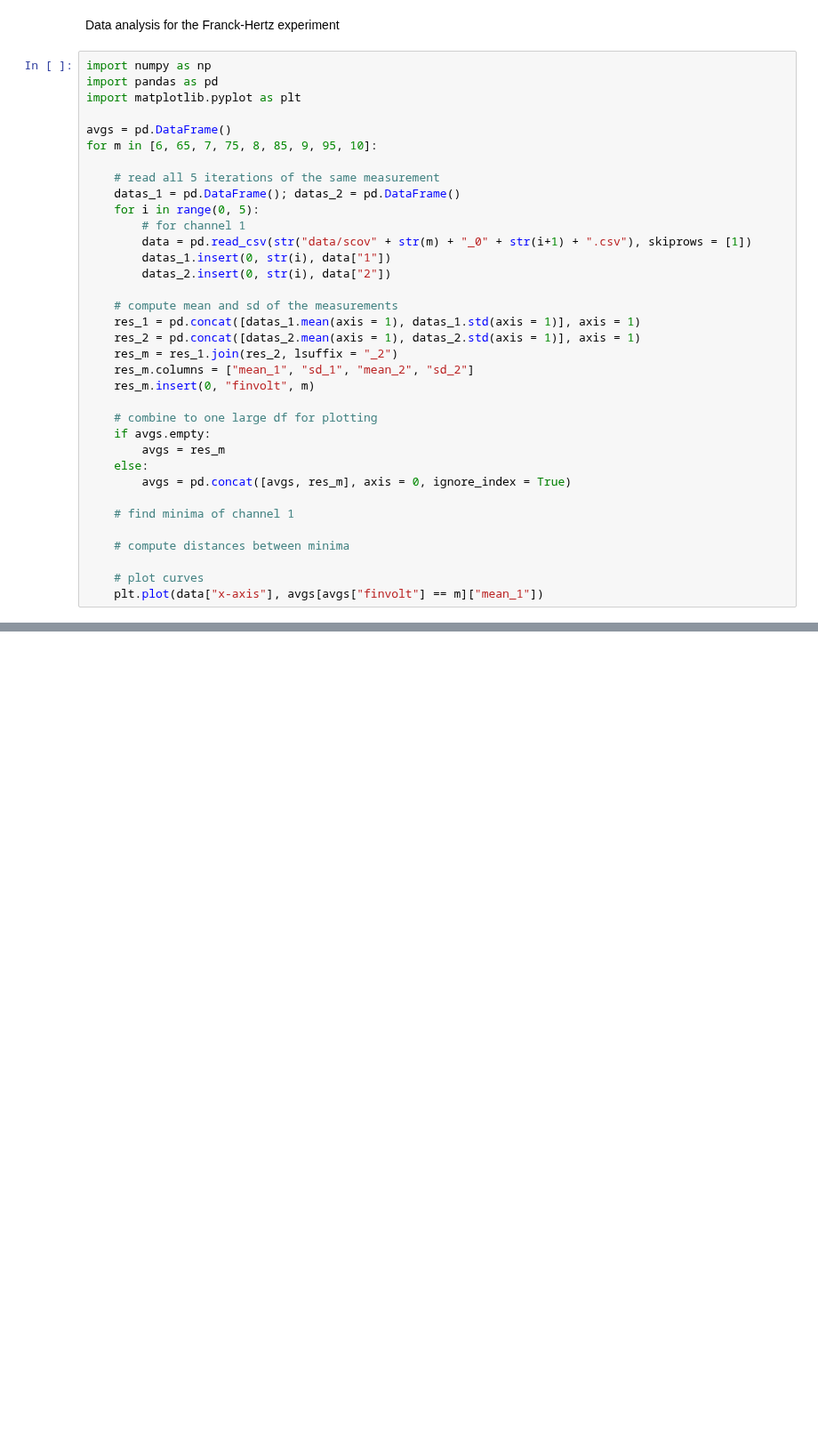
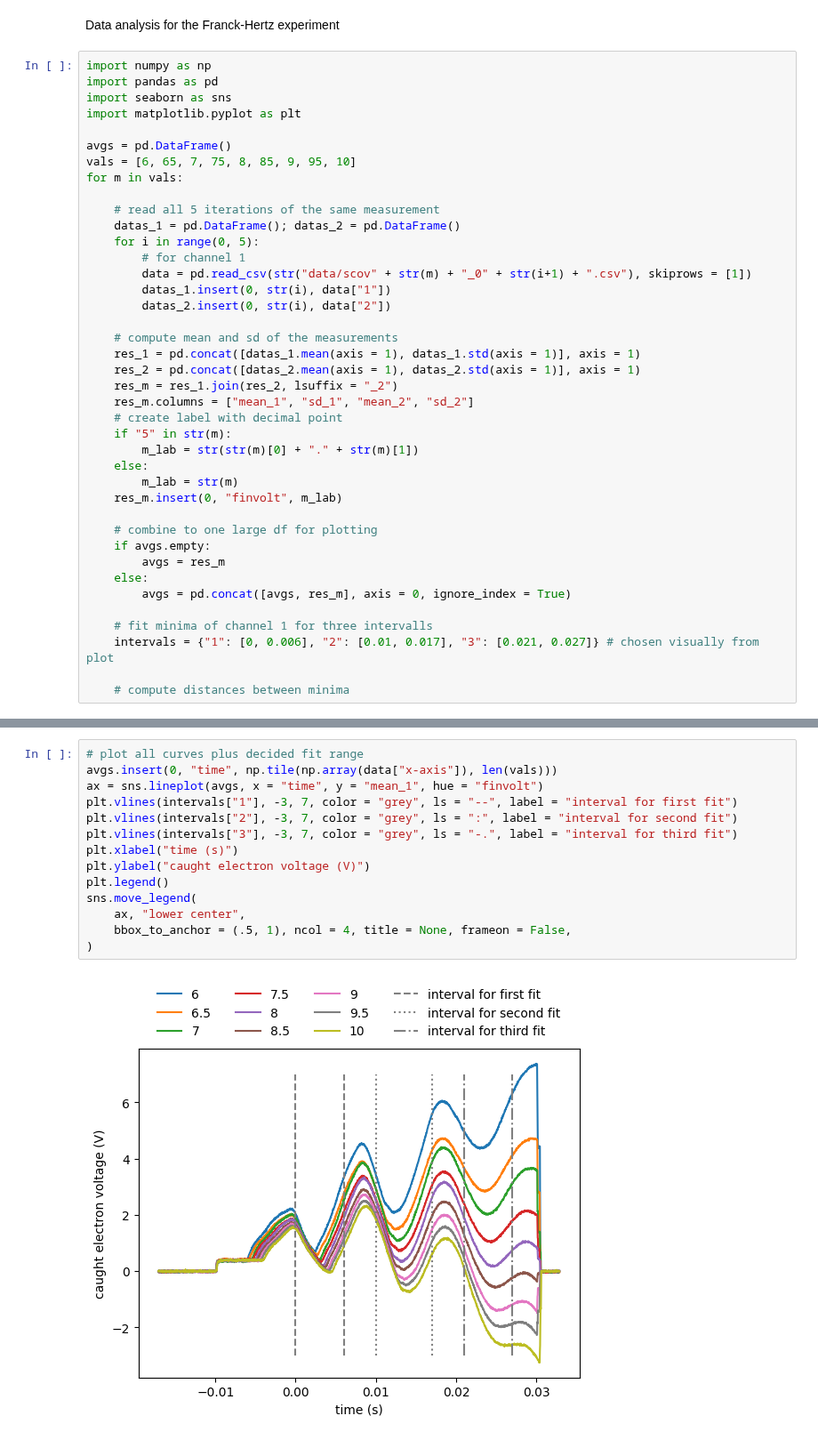
Before and after one commit to KemalOenen/advanced_labcourse, a Jupyter notebook: E065/data_analysis.ipynb, the cells around one changed output, grey strips where cells are left out. Shown at 89% size. Drawn from its saved outputs; the diff is of its cells as text; blank space fills up the shorter version.

Commit message:
setup for fits in 3 intervals

```diff
--- a/E065/data_analysis.ipynb
+++ b/E065/data_analysis.ipynb
@@ -3,10 +3,12 @@ Data analysis for the Franck-Hertz experiment
 # %%
 import numpy as np
 import pandas as pd
+import seaborn as sns
 import matplotlib.pyplot as plt
 
 avgs = pd.DataFrame()
-for m in [6, 65, 7, 75, 8, 85, 9, 95, 10]:
+vals = [6, 65, 7, 75, 8, 85, 9, 95, 10]
+for m in vals:
 
     # read all 5 iterations of the same measurement
     datas_1 = pd.DataFrame(); datas_2 = pd.DataFrame()
@@ -21,7 +23,12 @@ for m in [6, 65, 7, 75, 8, 85, 9, 95, 10]:
     res_2 = pd.concat([datas_2.mean(axis = 1), datas_2.std(axis = 1)], axis = 1)
     res_m = res_1.join(res_2, lsuffix = "_2")
     res_m.columns = ["mean_1", "sd_1", "mean_2", "sd_2"]
-    res_m.insert(0, "finvolt", m)
+    # create label with decimal point
+    if "5" in str(m):
+        m_lab = str(str(m)[0] + "." + str(m)[1])
+    else:
+        m_lab = str(m)
+    res_m.insert(0, "finvolt", m_lab)
 
     # combine to one large df for plotting
     if avgs.empty:
@@ -29,9 +36,7 @@ for m in [6, 65, 7, 75, 8, 85, 9, 95, 10]:
     else:
         avgs = pd.concat([avgs, res_m], axis = 0, ignore_index = True)
 
-    # find minima of channel 1
+    # fit minima of channel 1 for three intervalls
+    intervals = {"1": [0, 0.006], "2": [0.01, 0.017], "3": [0.021, 0.027]} # chosen visually from plot
 
     # compute distances between minima
-
-    # plot curves
-    plt.plot(data["x-axis"], avgs[avgs["finvolt"] == m]["mean_1"])
@@ -39,0 +43,16 @@ for m in [6, 65, 7, 75, 8, 85, 9, 95, 10]:
+# %%
+# plot all curves plus decided fit range
+avgs.insert(0, "time", np.tile(np.array(data["x-axis"]), len(vals)))
+ax = sns.lineplot(avgs, x = "time", y = "mean_1", hue = "finvolt")
+plt.vlines(intervals["1"], -3, 7, color = "grey", ls = "--", label = "interval for first fit")
+plt.vlines(intervals["2"], -3, 7, color = "grey", ls = ":", label = "interval for second fit")
+plt.vlines(intervals["3"], -3, 7, color = "grey", ls = "-.", label = "interval for third fit")
+plt.xlabel("time (s)")
+plt.ylabel("caught electron voltage (V)")
+plt.legend()
+sns.move_legend(
+    ax, "lower center",
+    bbox_to_anchor = (.5, 1), ncol = 4, title = None, frameon = False,
+)
+# %% [output]
+[figure, added]
```
Also changed, not shown: parts of 1 cell of this notebook.
